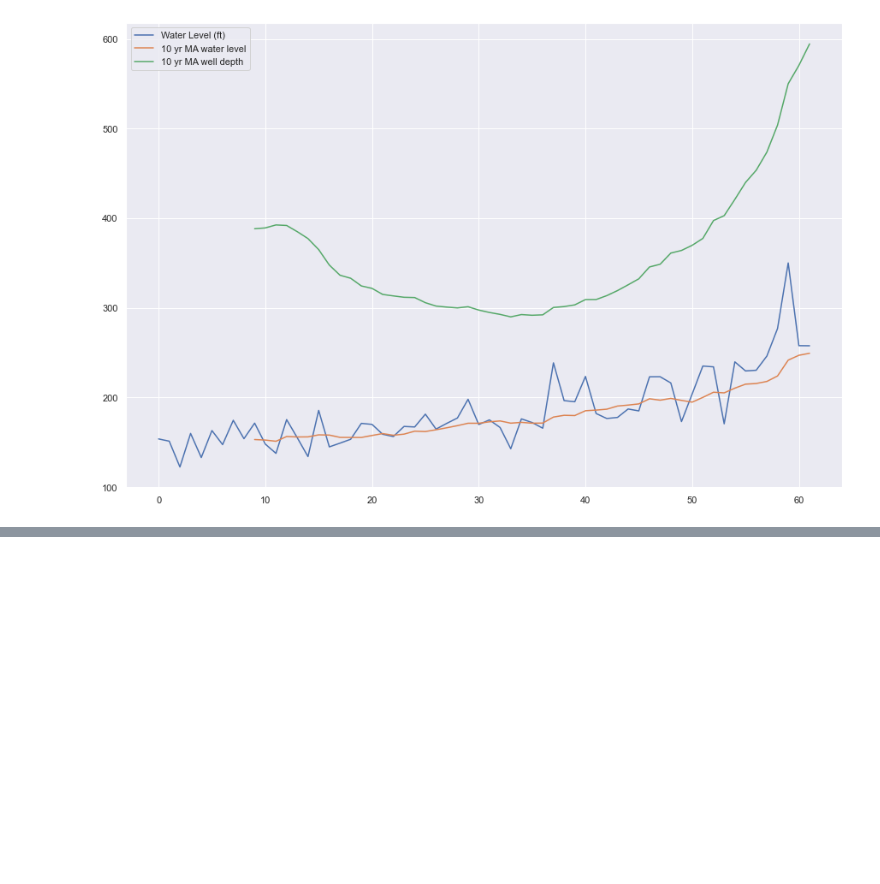
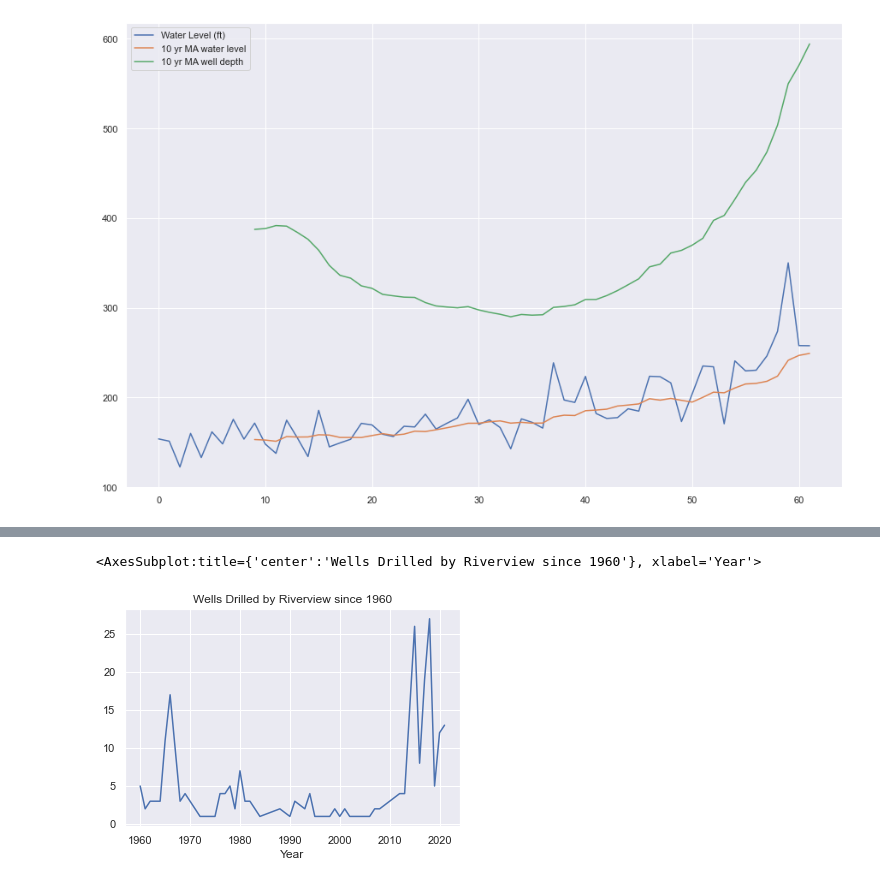
Before and after one commit to hodgetorin/cochise_county_water_project, a Jupyter notebook: Full County Data.ipynb, the cells around one changed output, grey strips where cells are left out. Drawn from its saved outputs; the diff is of its cells as text; code cells hidden in the pictures; blank space fills up the shorter version.

```diff
--- a/Full County Data.ipynb
+++ b/Full County Data.ipynb
@@ -180,0 +185,3 @@ Name: Owner Name, dtype: int64
+# %%
+df_rv = df1960[df1960.Owner.str.contains("RIVERVIEW")]
+df_rv.head()
@@ -183,0 +226,6 @@ Name: Owner Name, dtype: int64
+# %%
+df_rvbyyr = df_rv.groupby(['Year']).size()
+df_rvbyyr.plot(title = "Wells Drilled by Riverview since 1960")
+# %% [output]
+<AxesSubplot:title={'center':'Wells Drilled by Riverview since 1960'}, xlabel='Year'>
+[figure, added]
```
Also changed, not shown: parts of 18 cells of this notebook.
